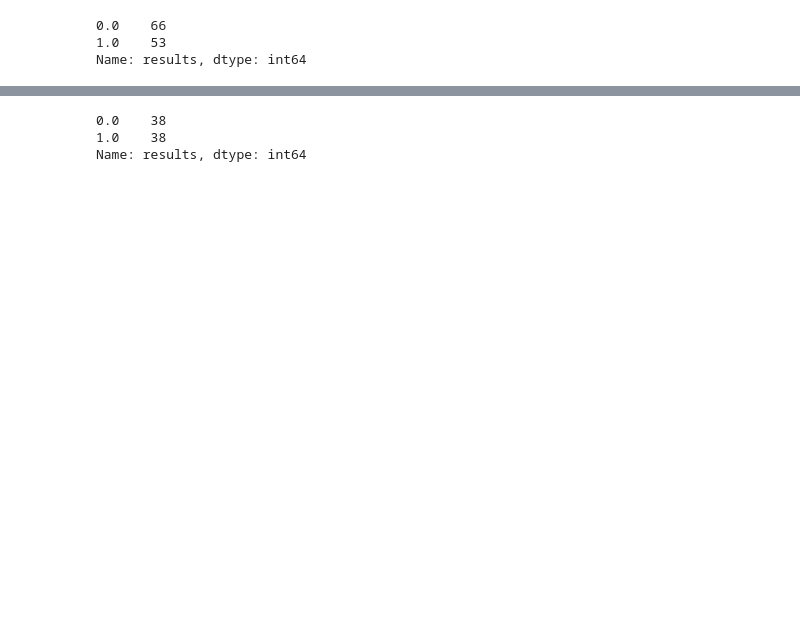
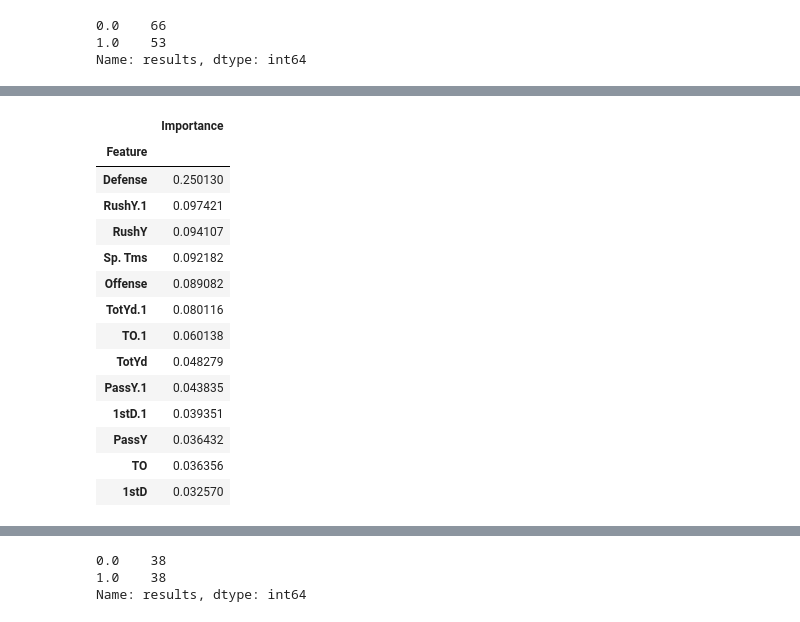
Before and after one commit to QuinnStroube/NFL_team_total_predictor_ML, a Jupyter notebook: Texans_Data_Cleanup.ipynb, the cells around one changed output, grey strips where cells are left out. Saved outputs shown, nothing was run; the diff lists cells and outputs as text; code cells hidden in the pictures; blank space fills up the shorter version.

```diff
--- a/Texans_Data_Cleanup.ipynb
+++ b/Texans_Data_Cleanup.ipynb
@@ -437,0 +442,36 @@ weighted avg       0.90      0.90      0.90        30
+# %%
+# Random Forests in sklearn will automatically calculate feature importance
+importances = model.feature_importances_
+
+# Zip the feature importances with the associated feature name
+important_features = zip(X.columns, importances)
+
+# Create a dataframe of the important features
+importances_df = pd.DataFrame(important_features)
+
+# Rename the columns
+importances_df = importances_df.rename(columns={0: 'Feature', 1: 'Importance'})
+
+# Set the index
+importances_df = importances_df.set_index('Feature')
+
+# Sort the dataframe by feature importance
+importances_df = importances_df.sort_values(by='Importance',ascending=False)
+
+importances_df
+# %% [output]
+|  | Importance |
+| Feature |  |
+| Defense | 0.250130 |
+| RushY.1 | 0.097421 |
+| RushY | 0.094107 |
+| Sp. Tms | 0.092182 |
+| Offense | 0.089082 |
+| TotYd.1 | 0.080116 |
+| TO.1 | 0.060138 |
+| TotYd | 0.048279 |
+| PassY.1 | 0.043835 |
+| 1stD.1 | 0.039351 |
+| PassY | 0.036432 |
+| TO | 0.036356 |
+| 1stD | 0.032570 |
```
Also changed, not shown: parts of 9 cells of this notebook, 2 other files.
